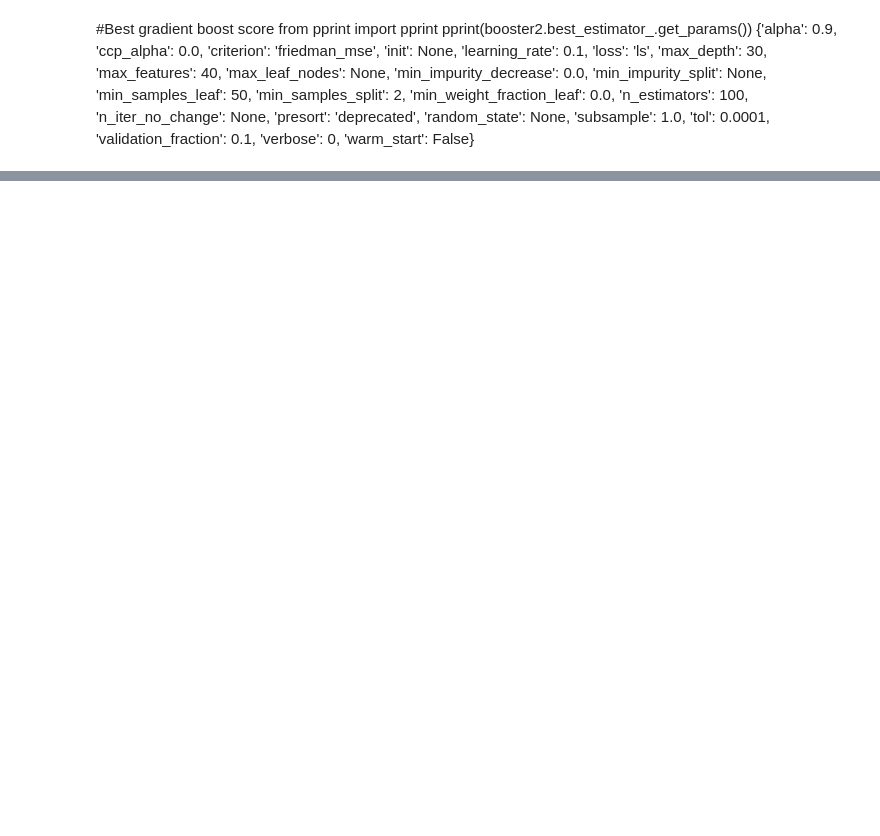
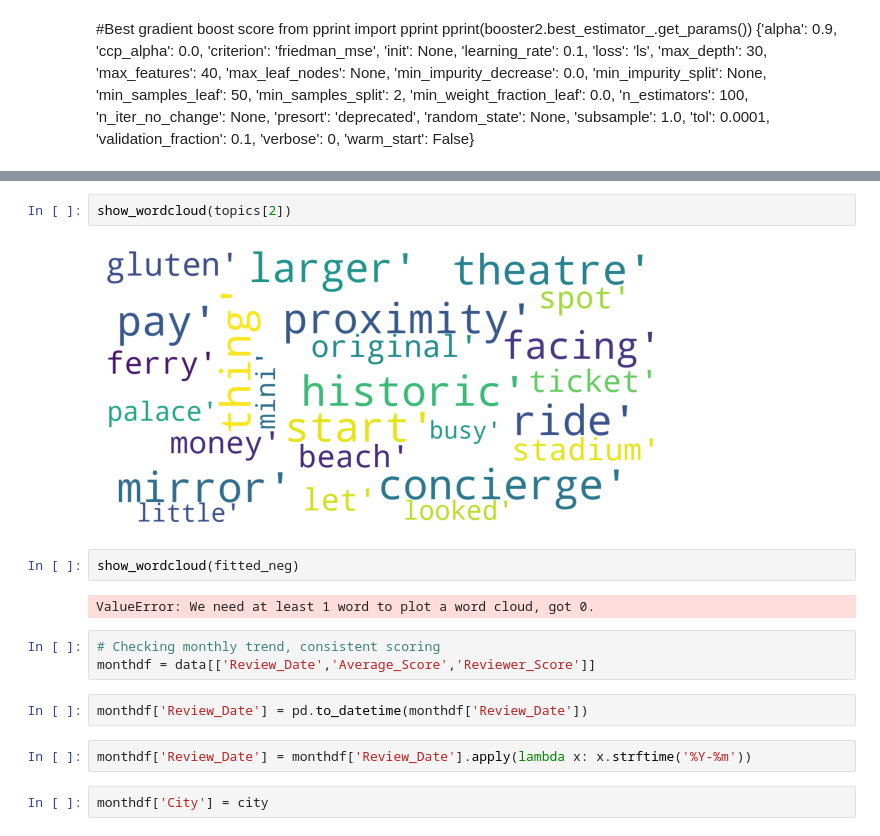
Before and after one commit to slindhult/Hotel-Reviews, a Jupyter notebook: Hotels.ipynb, the cells around one changed output, grey strips where cells are left out. Cells and saved outputs as stored; diff of their text form; blank space fills up the shorter version.

```diff
--- a/Hotels.ipynb
+++ b/Hotels.ipynb
@@ -444,0 +878,17 @@ m
+# %%
+show_wordcloud(topics[2])
+# %% [output]
+[figure, added]
+# %%
+show_wordcloud(fitted_neg)
+# %% [output]
+ValueError: We need at least 1 word to plot a word cloud, got 0.
+# %%
+# Checking monthly trend, consistent scoring
+monthdf = data[['Review_Date','Average_Score','Reviewer_Score']]
+# %%
+monthdf['Review_Date'] = pd.to_datetime(monthdf['Review_Date'])
+# %%
+monthdf['Review_Date'] = monthdf['Review_Date'].apply(lambda x: x.strftime('%Y-%m'))
+# %%
+monthdf['City'] = city
```
Also changed, not shown: parts of 261 cells of this notebook.
